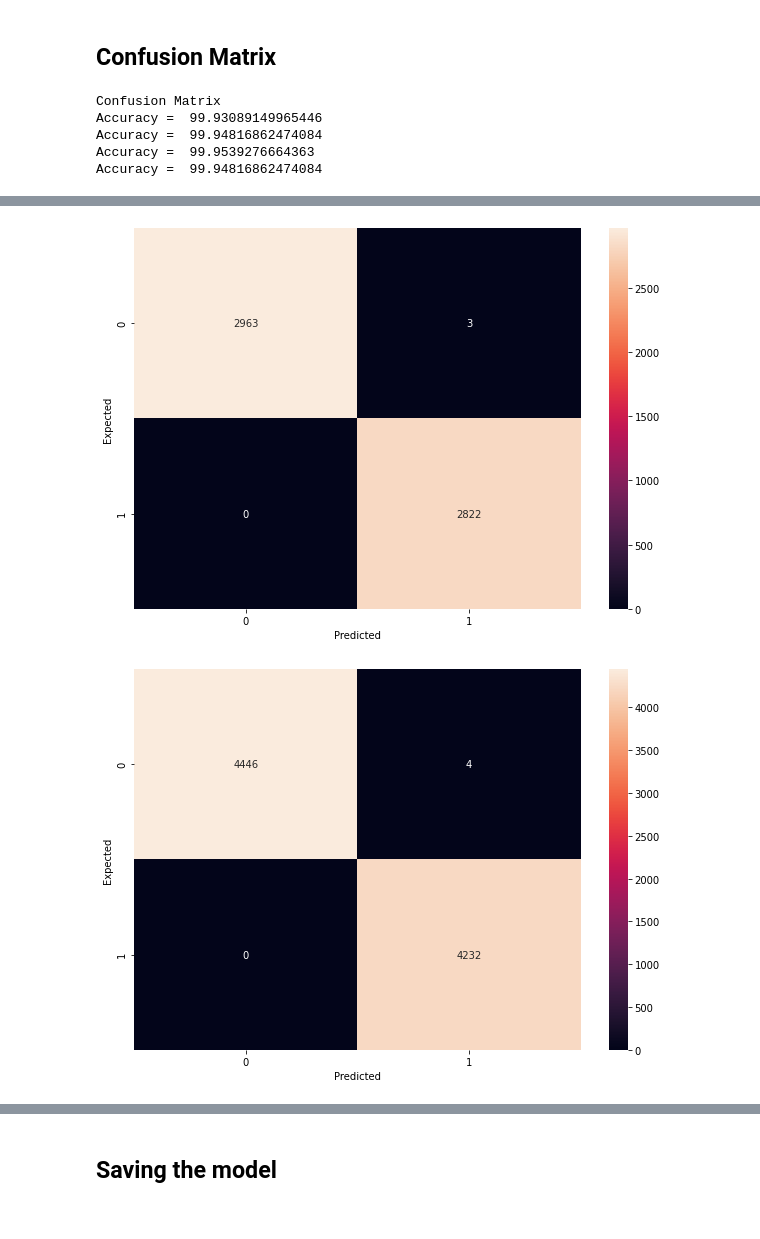
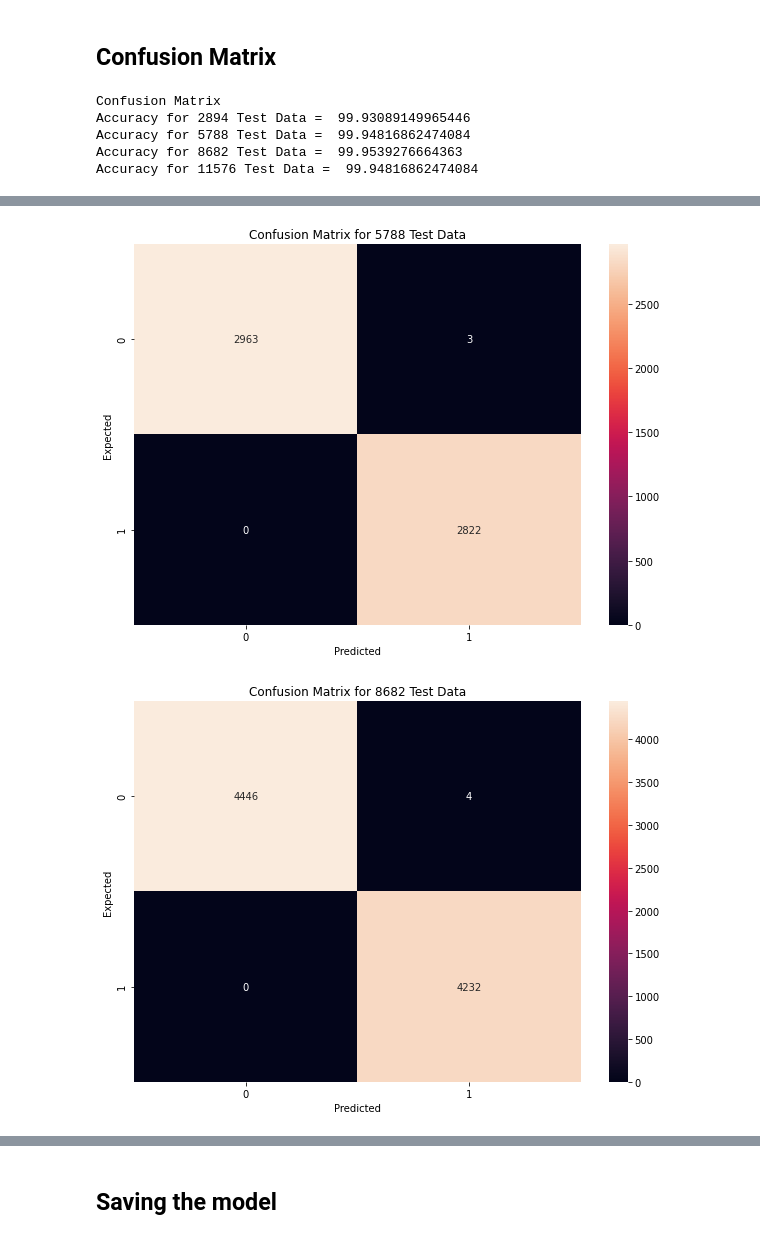
Before and after one commit to DhilipSanjay/Detection-of-Sensitive-Data-Exposure-in-Images, a Jupyter notebook: Text_Classification.ipynb, the cells around one changed output, grey strips where cells are left out. Cells and saved outputs as stored; diff of their text form; code cells hidden in the pictures.

Commit message:
Confusion Matrix Update

```diff
--- a/Text_Classification.ipynb
+++ b/Text_Classification.ipynb
@@ -247,22 +247,23 @@ size = np.size(y_predicted_labels)
 y_predicted_labels = y_predicted_labels.reshape(size, )
 
 for i in range (1, 5):
-  end = i * size // 4
-  cm = tf.math.confusion_matrix(labels=validation_labels[0:end],predictions=y_predicted_labels[0:end])
+  total = i * size // 4
+  cm = tf.math.confusion_matrix(labels=validation_labels[0:total],predictions=y_predicted_labels[0:total])
 
   # Calculate accuracy
   cm_np = cm.numpy()
   conf_acc = (cm_np[0, 0] + cm_np[1, 1])/ np.sum(cm_np) * 100
-  print("Accuracy = ", conf_acc)
+  print("Accuracy for", str(total), "Test Data = ", conf_acc)
 
   # Plot the confusion matrix
   plt.figure(figsize = (10,7))
   seaborn.heatmap(cm, annot=True, fmt='d')
+  plt.title("Confusion Matrix for " + str(total) + " Test Data")
   plt.xlabel('Predicted')
   plt.ylabel('Expected')
 # %% [output]
 Confusion Matrix
-Accuracy =  99.93089149965446
-Accuracy =  99.94816862474084
-Accuracy =  99.9539276664363
-Accuracy =  99.94816862474084
+Accuracy for 2894 Test Data =  99.93089149965446
+Accuracy for 5788 Test Data =  99.94816862474084
+Accuracy for 8682 Test Data =  99.9539276664363
+Accuracy for 11576 Test Data =  99.94816862474084
@@ -270,2 +271,2 @@ Accuracy =  99.94816862474084
-[figure, old version]
+[figure, new version]
-[figure, old version]
+[figure, new version]
```
Also changed, not shown: parts of 1 cell of this notebook.
